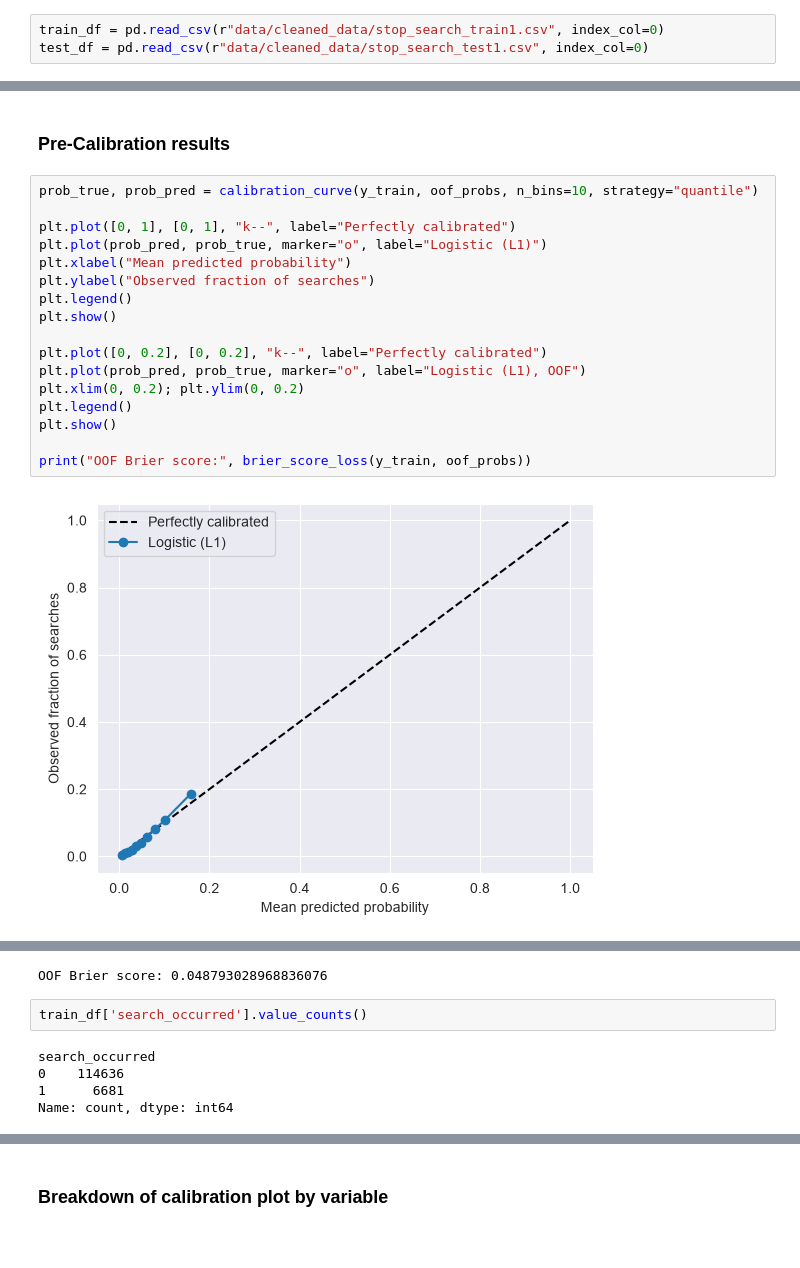
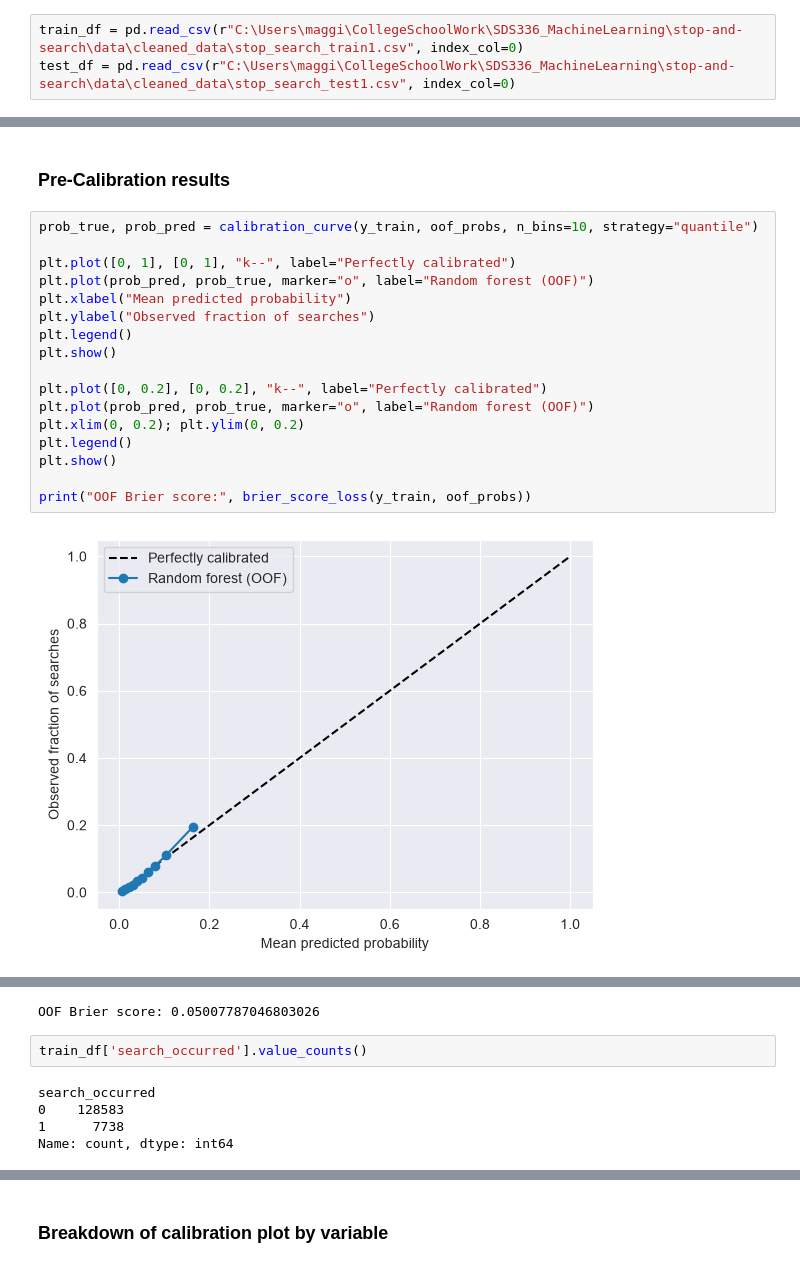
Before and after one commit to ray-chav/stop-and-search, a Jupyter notebook: scripts/calibration_thresholdTuning/calibration_rf.ipynb, the cells around one changed output, grey strips where cells are left out. Saved outputs shown, nothing was run; the diff lists cells and outputs as text.

```diff
--- a/scripts/calibration_thresholdTuning/calibration_rf.ipynb
+++ b/scripts/calibration_thresholdTuning/calibration_rf.ipynb
@@ -24,8 +24,8 @@ from sklearn.model_selection import cross_val_predict
 from sklearn.metrics import (f1_score, classification_report, confusion_matrix,
                              roc_auc_score, average_precision_score, brier_score_loss)
 # %%
-train_df = pd.read_csv(r"data/cleaned_data/stop_search_train1.csv", index_col=0)
-test_df = pd.read_csv(r"data/cleaned_data/stop_search_test1.csv", index_col=0)
+train_df = pd.read_csv(r"C:\Users\maggi\CollegeSchoolWork\SDS336_MachineLearning\stop-and-search\data\cleaned_data\stop_search_train1.csv", index_col=0)
+test_df = pd.read_csv(r"C:\Users\maggi\CollegeSchoolWork\SDS336_MachineLearning\stop-and-search\data\cleaned_data\stop_search_test1.csv", index_col=0)
 # %%
 train_df.head()
 # %% [output]
@@ -184,19 +184,19 @@ oof_probs = cross_val_predict(pipeline, X_train, y_train, cv=cv, method="predict
 # %%
 prob_true, prob_pred = calibration_curve(y_train, oof_probs, n_bins=10, strategy="quantile")
 
 plt.plot([0, 1], [0, 1], "k--", label="Perfectly calibrated")
-plt.plot(prob_pred, prob_true, marker="o", label="Logistic (L1)")
+plt.plot(prob_pred, prob_true, marker="o", label="Random forest (OOF)")
 plt.xlabel("Mean predicted probability")
 plt.ylabel("Observed fraction of searches")
 plt.legend()
 plt.show()
 
 plt.plot([0, 0.2], [0, 0.2], "k--", label="Perfectly calibrated")
-plt.plot(prob_pred, prob_true, marker="o", label="Logistic (L1), OOF")
+plt.plot(prob_pred, prob_true, marker="o", label="Random forest (OOF)")
 plt.xlim(0, 0.2); plt.ylim(0, 0.2)
 plt.legend()
 plt.show()
 
 print("OOF Brier score:", brier_score_loss(y_train, oof_probs))
 # %% [output]
-[figure, old version]
+[figure, new version]
@@ -204,10 +204,10 @@ print("OOF Brier score:", brier_score_loss(y_train, oof_probs))
-OOF Brier score: 0.048793028968836076
+OOF Brier score: 0.05007787046803026
 # %%
 train_df['search_occurred'].value_counts()
 # %% [output]
 search_occurred
-0    114636
-1      6681
+0    128583
+1      7738
 Name: count, dtype: int64
 # %%
 bs = brier_score_loss(y_train, oof_probs)
```
Also changed, not shown: parts of 10 cells of this notebook, 2 other files.
